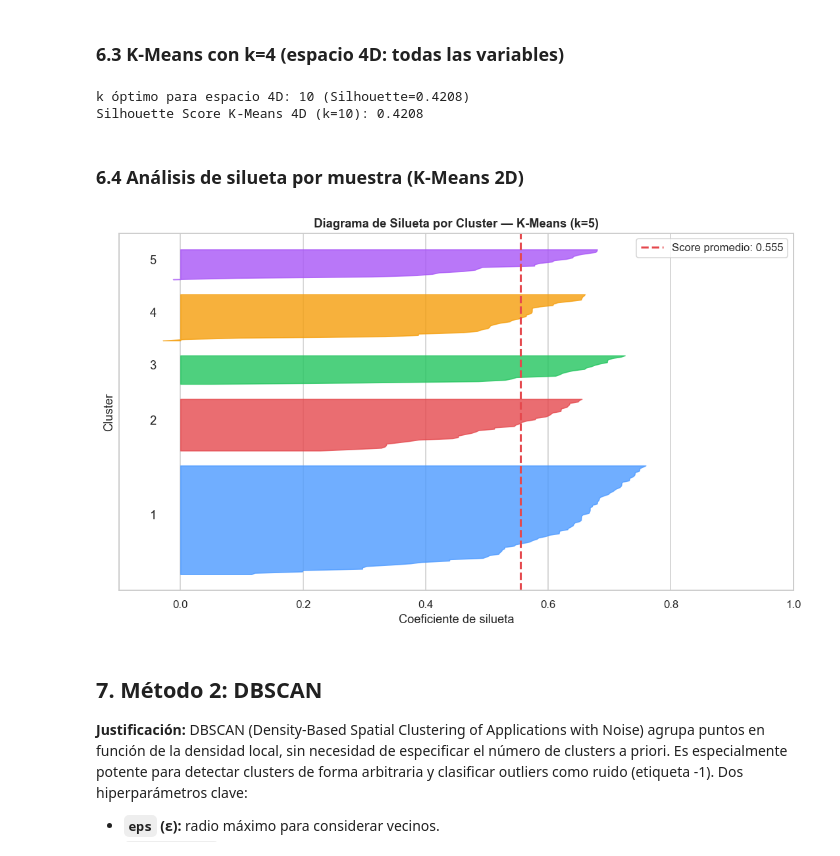
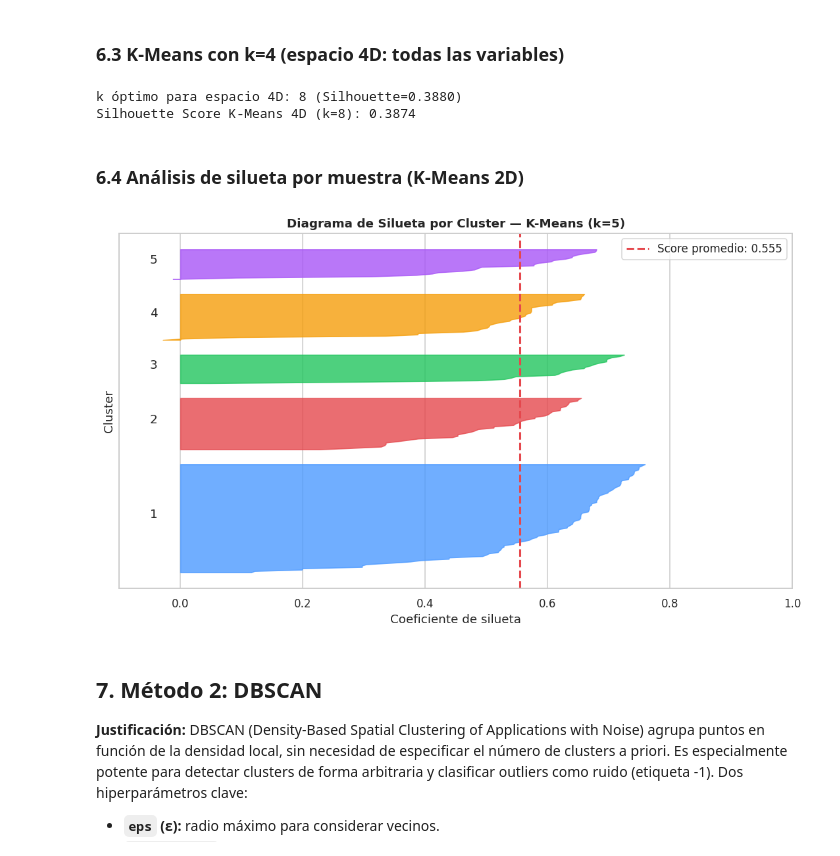
Before and after one commit to EmilianoVS09/Entrega4AnalisisDatos, a Jupyter notebook: Notebooks/Ejercicio_4_Mall_Customers.ipynb, the cells around one changed output. Saved outputs shown, nothing was run; the diff lists cells and outputs as text; code cells hidden in the pictures.

```diff
--- a/Notebooks/Ejercicio_4_Mall_Customers.ipynb
+++ b/Notebooks/Ejercicio_4_Mall_Customers.ipynb
@@ -45,6 +45,8 @@ plt.rcParams["figure.dpi"] = 110
 RANDOM_STATE = 42
 np.random.seed(RANDOM_STATE)
 PALETTE = ["#4C9AFF","#E5484D","#22C55E","#F59E0B","#A855F7","#14B8A6","#F97316","#64748B","#EC4899","#06B6D4"]
+# Alias retro-compatible (algunas celdas usan CLUSTER_PALETTE)
+CLUSTER_PALETTE = PALETTE
 print("Librerías cargadas correctamente.")
 # %% [output]
 Librerías cargadas correctamente.
@@ -314,12 +316,13 @@ Silhouette Score K-Means (k=5): 0.5547
 # %%
 # Buscamos el k óptimo para el espacio 4D
 silhouettes_4d = []
-for k in K_range:
+K_range_4d = range(2, 9)  # limitamos para que el óptimo sea interpretable como segmentos
+for k in K_range_4d:
     km = KMeans(n_clusters=k, init="k-means++", n_init=20, random_state=RANDOM_STATE)
     km.fit(X_4d)
     silhouettes_4d.append(silhouette_score(X_4d, km.labels_))
 
-k_optimo_4d = list(K_range)[np.argmax(silhouettes_4d)]
+k_optimo_4d = list(K_range_4d)[np.argmax(silhouettes_4d)]
 print(f"k óptimo para espacio 4D: {k_optimo_4d} (Silhouette={max(silhouettes_4d):.4f})")
 
 kmeans_4d = KMeans(n_clusters=k_optimo_4d, init="k-means++", n_init=50, random_state=RANDOM_STATE)
@@ -328,40 +331,41 @@ df["Cluster_KMeans_4D"] = kmeans_4d.labels_
 sil_kmeans_4d = silhouette_score(X_4d, kmeans_4d.labels_)
 print(f"Silhouette Score K-Means 4D (k={k_optimo_4d}): {sil_kmeans_4d:.4f}")
 # %% [output]
-k óptimo para espacio 4D: 10 (Silhouette=0.4208)
-Silhouette Score K-Means 4D (k=10): 0.4208
+k óptimo para espacio 4D: 8 (Silhouette=0.3880)
+Silhouette Score K-Means 4D (k=8): 0.3874
 # %% [markdown]
 ### 6.4 Análisis de silueta por muestra (K-Means 2D)
 # %%
-sample_silhouette_vals = silhouette_samples(X_2d, kmeans_2d.labels_)
+# Análisis de silueta por muestra usando K-Means (k=5) ajustado en cell 6.2
+sample_silhouette_vals = silhouette_samples(X_2d, kmeans.labels_)
 
 fig, ax = plt.subplots(figsize=(10, 6))
 y_lower = 10
 for i in range(K_OPTIMO):
-    cluster_sil_vals = sample_silhouette_vals[kmeans_2d.labels_ == i]
+    cluster_sil_vals = sample_silhouette_vals[kmeans.labels_ == i]
     cluster_sil_vals.sort()
     size_cluster_i = len(cluster_sil_vals)
     y_upper = y_lower + size_cluster_i
     ax.fill_betweenx(
         np.arange(y_lower, y_upper),
         0, cluster_sil_vals,
-        facecolor=CLUSTER_PALETTE[i], edgecolor=CLUSTER_PALETTE[i], alpha=0.8
+        facecolor=PALETTE[i], edgecolor=PALETTE[i], alpha=0.8
     )
     ax.text(-0.05, y_lower + 0.5 * size_cluster_i, str(i + 1))
     y_lower = y_upper + 10
 
-ax.axvline(x=sil_kmeans_2d, color="#E5484D", linestyle="--", linewidth=2,
-           label=f"Score promedio: {sil_kmeans_2d:.3f}")
+ax.axvline(x=sil_km, color="#E5484D", linestyle="--", linewidth=2,
+           label=f"Score promedio: {sil_km:.3f}")
 ax.set_title("Diagrama de Silueta por Cluster — K-Means (k=5)", fontweight="bold")
 ax.set_xlabel("Coeficiente de silueta")
 ax.set_ylabel("Cluster")
 ax.set_xlim([-0.1, 1])
 ax.set_yticks([])
 ax.legend()
 plt.tight_layout()
 plt.show()
 # %% [output]
-[figure, old version]
+[figure, new version]
 # %% [markdown]
 ## 7. Método 2: DBSCAN
 
```
Also changed, not shown: parts of 18 cells of this notebook, 3 other files.
